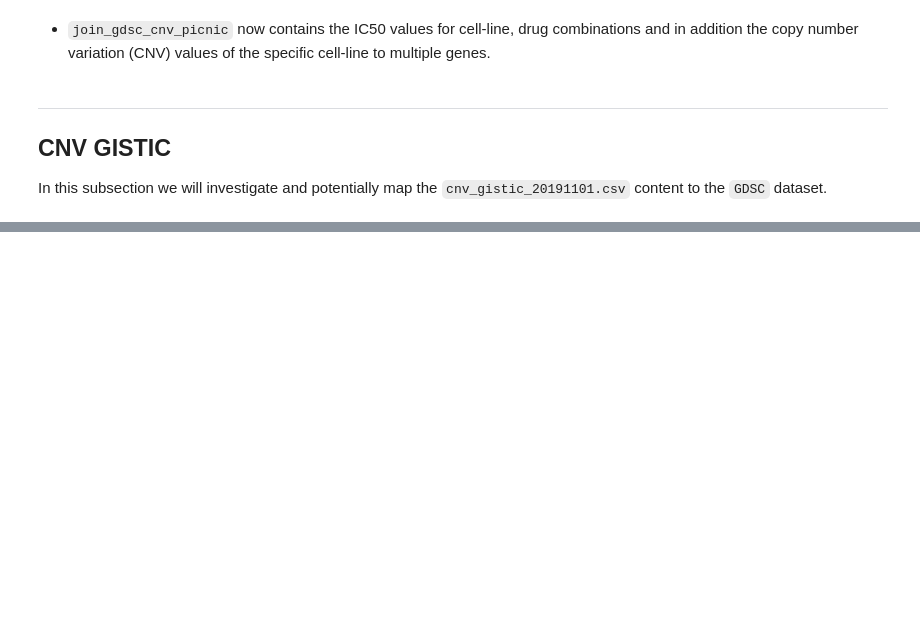
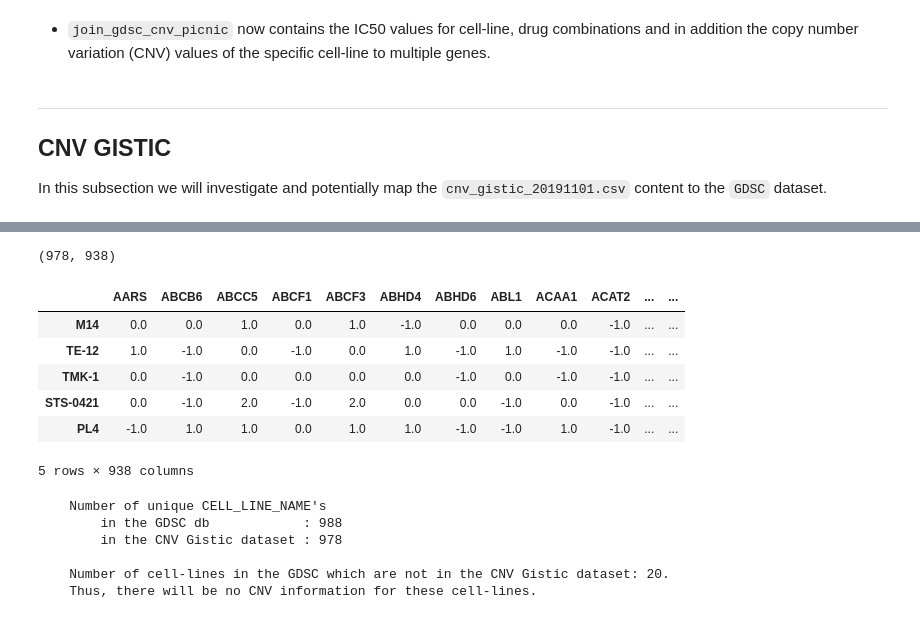
Before and after one commit to PeeteKeesel/gnn-for-drug-response-prediction, a Jupyter notebook: 03_GDSC_map_CNV.ipynb, the cells around one changed output, grey strips where cells are left out. Cells and saved outputs as stored; diff of their text form; code cells hidden in the pictures; blank space fills up the shorter version.

```diff
--- a/03_GDSC_map_CNV.ipynb
+++ b/03_GDSC_map_CNV.ipynb
@@ -294,0 +452,31 @@ In this subsection we will investigate and potentially map the `cnv_gistic_20191
+# %%
+print(cnv_gistic_data_v4.shape)
+cnv_gistic_data_v4.head(5)
+# %% [output]
+(978, 938)
+|  | AARS | ABCB6 | ABCC5 | ABCF1 | ABCF3 | ABHD4 | ABHD6 | ABL1 | ACAA1 | ACAT2 | ... | ... |
+| M14 | 0.0 | 0.0 | 1.0 | 0.0 | 1.0 | -1.0 | 0.0 | 0.0 | 0.0 | -1.0 | ... | ... |
+| TE-12 | 1.0 | -1.0 | 0.0 | -1.0 | 0.0 | 1.0 | -1.0 | 1.0 | -1.0 | -1.0 | ... | ... |
+| TMK-1 | 0.0 | -1.0 | 0.0 | 0.0 | 0.0 | 0.0 | -1.0 | 0.0 | -1.0 | -1.0 | ... | ... |
+| STS-0421 | 0.0 | -1.0 | 2.0 | -1.0 | 2.0 | 0.0 | 0.0 | -1.0 | 0.0 | -1.0 | ... | ... |
+| PL4 | -1.0 | 1.0 | 1.0 | 0.0 | 1.0 | 1.0 | -1.0 | -1.0 | 1.0 | -1.0 | ... | ... |
+5 rows × 938 columns
+# %%
+col = 'CELL_LINE_NAME'
+
+uniq_gdsc, uniq_cnv_gistic = np.unique(gdsc_base[col]), np.unique(cnv_gistic_data_v4.index)
+print(f"""
+    Number of unique {col}'s
+        in the GDSC db            : {len(uniq_gdsc)}
+        in the CNV Gistic dataset : {len(uniq_cnv_gistic)}
+
+    Number of cell-lines in the GDSC which are not in the CNV Gistic dataset: {len(set(uniq_gdsc) - set(uniq_cnv_gistic))}.
+    Thus, there will be no CNV information for these cell-lines.
+""")
+# %% [output]
+    Number of unique CELL_LINE_NAME's
+        in the GDSC db            : 988
+        in the CNV Gistic dataset : 978
+
+    Number of cell-lines in the GDSC which are not in the CNV Gistic dataset: 20.
+    Thus, there will be no CNV information for these cell-lines.
```
Also changed, not shown: parts of 20 cells of this notebook.
